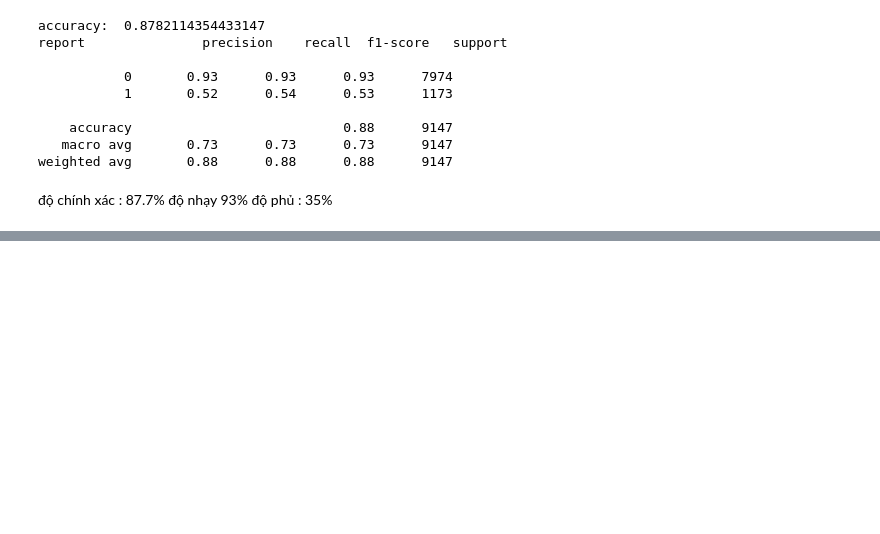
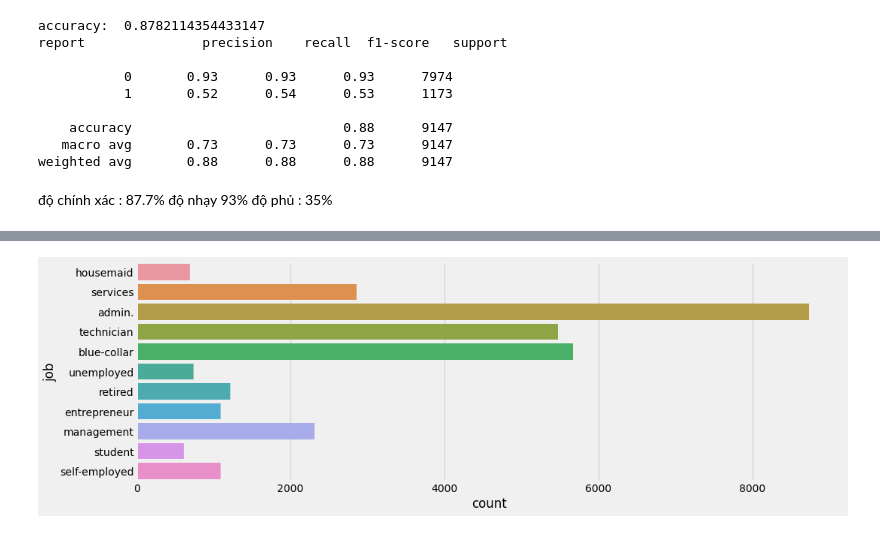
Before and after one commit to TuTuanLe/bank-additional-mining, a Jupyter notebook: mining.ipynb, the cells around one changed output, grey strips where cells are left out. Drawn from its saved outputs; the diff is of its cells as text; code cells hidden in the pictures; blank space fills up the shorter version.

```diff
--- a/mining.ipynb
+++ b/mining.ipynb
@@ -263,0 +293,8 @@ weighted avg       0.88      0.88      0.88      9147
+# %%
+# Thống kê số mẫu dữ liệu theo Nghề nghiệp(job)
+
+plt.figure(1, figsize = (15, 5))
+sns.countplot(y = 'job', data = df1)
+plt.show()
+# %% [output]
+[figure, added]
```
Also changed, not shown: parts of 23 cells of this notebook.
